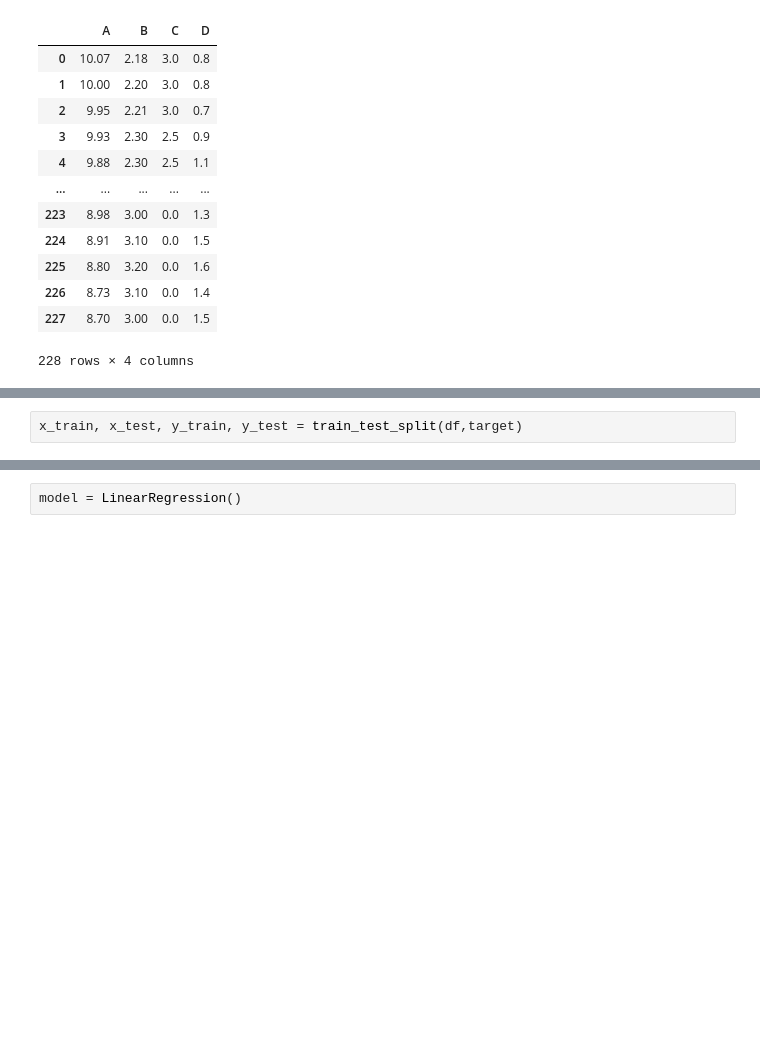
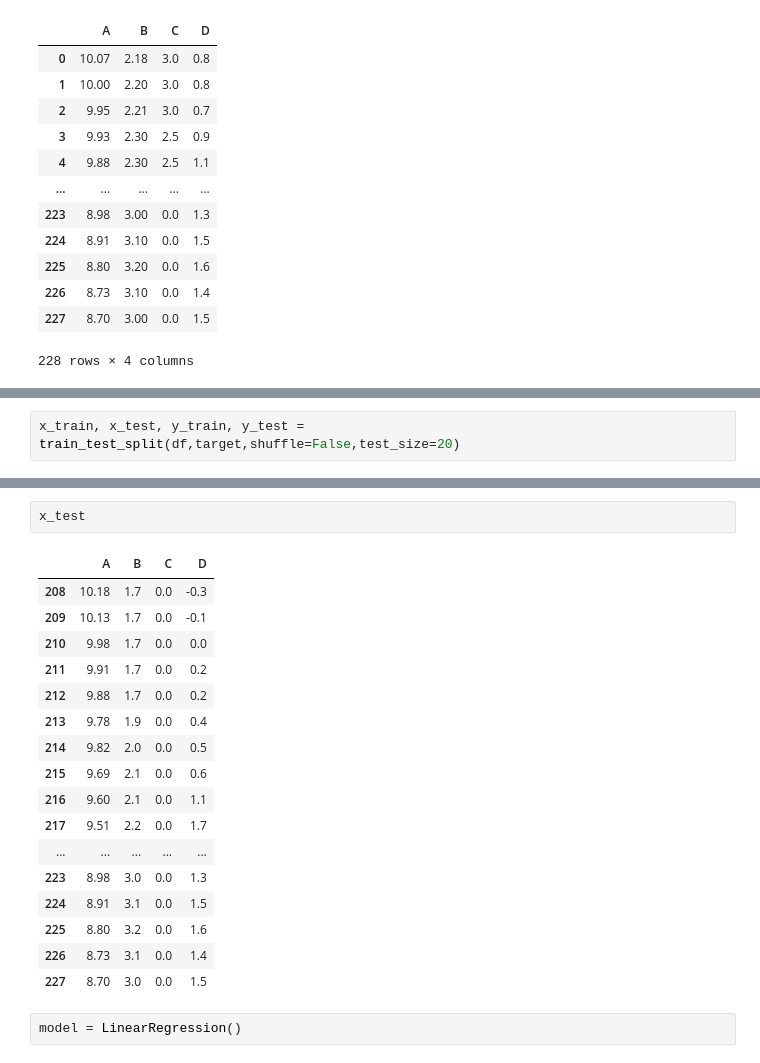
Before and after one commit to SamKimbinyi/int3, a Jupyter notebook: q1.ipynb, the cells around one changed output, grey strips where cells are left out. Cells and saved outputs as stored; diff of their text form; blank space fills up the shorter version.

```diff
--- a/q1.ipynb
+++ b/q1.ipynb
@@ -124,2 +60,2 @@ Name: D, Length: 228, dtype: float64
 # %%
-x_train, x_test, y_train, y_test = train_test_split(df,target)
+x_train, x_test, y_train, y_test = train_test_split(df,target,shuffle=False,test_size=20)
@@ -132,3 +62,23 @@ y_test.isnull().sum().sum()
+# %%
+x_test
+# %% [output]
+|  | A | B | C | D |
+| 208 | 10.18 | 1.7 | 0.0 | -0.3 |
+| 209 | 10.13 | 1.7 | 0.0 | -0.1 |
+| 210 | 9.98 | 1.7 | 0.0 | 0.0 |
+| 211 | 9.91 | 1.7 | 0.0 | 0.2 |
+| 212 | 9.88 | 1.7 | 0.0 | 0.2 |
+| 213 | 9.78 | 1.9 | 0.0 | 0.4 |
+| 214 | 9.82 | 2.0 | 0.0 | 0.5 |
+| 215 | 9.69 | 2.1 | 0.0 | 0.6 |
+| 216 | 9.60 | 2.1 | 0.0 | 1.1 |
+| 217 | 9.51 | 2.2 | 0.0 | 1.7 |
+| ... | ... | ... | ... | ... |
+| 223 | 8.98 | 3.0 | 0.0 | 1.3 |
+| 224 | 8.91 | 3.1 | 0.0 | 1.5 |
+| 225 | 8.80 | 3.2 | 0.0 | 1.6 |
+| 226 | 8.73 | 3.1 | 0.0 | 1.4 |
+| 227 | 8.70 | 3.0 | 0.0 | 1.5 |
 # %%
 model = LinearRegression()
 # %%
```
Also changed, not shown: parts of 29 cells of this notebook, 1 other file.
